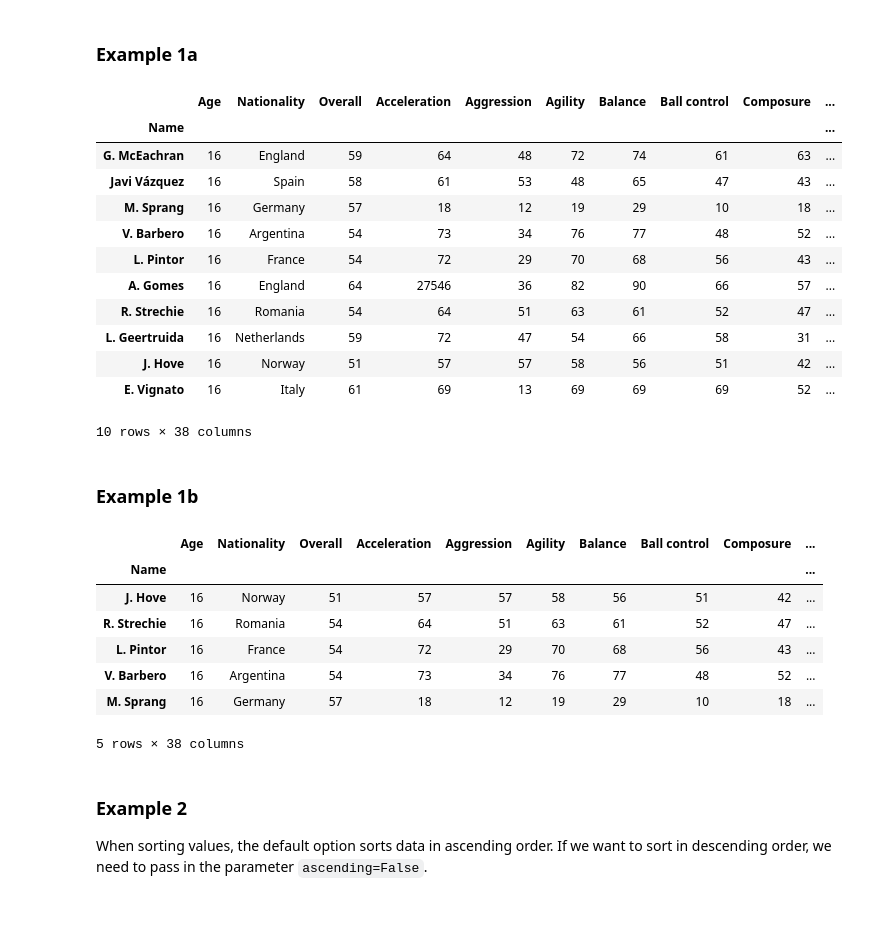
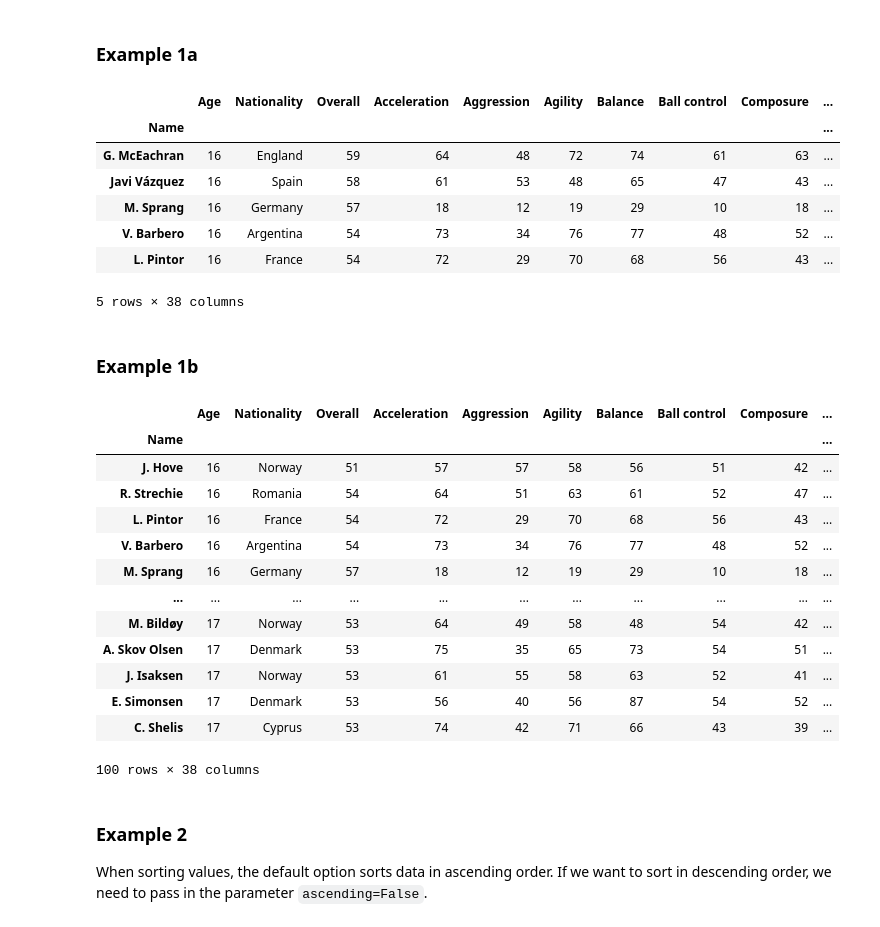
Before and after one commit to Kalungup/Learn-Python-with-Pascal, a Jupyter notebook: Working_With_Dataframes_examples (1).ipynb, the cells around one changed output. Cells and saved outputs as stored; diff of their text form; code cells hidden in the pictures.

```diff
--- a/Working_With_Dataframes_examples (1).ipynb
+++ b/Working_With_Dataframes_examples (1).ipynb
@@ -80,7 +80,7 @@ Let's look at some examples:
 ### Example 1a
 # %%
 # Sort by age from youngest to oldest (select first 10 entries).
-df.sort_values(by='Age').head(10)
+df.sort_values(by='Age').head()
 # %% [output]
 |  | Age | Nationality | Overall | Acceleration | Aggression | Agility | Balance | Ball control | Composure | ... |
 | Name |  |  |  |  |  |  |  |  |  | ... |
@@ -89,26 +89,27 @@ df.sort_values(by='Age').head(10)
 | M. Sprang | 16 | Germany | 57 | 18 | 12 | 19 | 29 | 10 | 18 | ... |
 | V. Barbero | 16 | Argentina | 54 | 73 | 34 | 76 | 77 | 48 | 52 | ... |
 | L. Pintor | 16 | France | 54 | 72 | 29 | 70 | 68 | 56 | 43 | ... |
-| A. Gomes | 16 | England | 64 | 27546 | 36 | 82 | 90 | 66 | 57 | ... |
-| R. Strechie | 16 | Romania | 54 | 64 | 51 | 63 | 61 | 52 | 47 | ... |
-| L. Geertruida | 16 | Netherlands | 59 | 72 | 47 | 54 | 66 | 58 | 31 | ... |
-| J. Hove | 16 | Norway | 51 | 57 | 57 | 58 | 56 | 51 | 42 | ... |
-| E. Vignato | 16 | Italy | 61 | 69 | 13 | 69 | 69 | 69 | 52 | ... |
-10 rows × 38 columns
+5 rows × 38 columns
 # %% [markdown]
 ### Example 1b
 # %%
 # Sort by age from youngest to oldest (select first 5 entries), then by Overall, also ascending.
-df.sort_values(by=['Age', 'Overall']).head()
+df.sort_values(by=['Age', 'Overall']).head(100)
 # %% [output]
 |  | Age | Nationality | Overall | Acceleration | Aggression | Agility | Balance | Ball control | Composure | ... |
 | Name |  |  |  |  |  |  |  |  |  | ... |
 | J. Hove | 16 | Norway | 51 | 57 | 57 | 58 | 56 | 51 | 42 | ... |
 | R. Strechie | 16 | Romania | 54 | 64 | 51 | 63 | 61 | 52 | 47 | ... |
 | L. Pintor | 16 | France | 54 | 72 | 29 | 70 | 68 | 56 | 43 | ... |
 | V. Barbero | 16 | Argentina | 54 | 73 | 34 | 76 | 77 | 48 | 52 | ... |
 | M. Sprang | 16 | Germany | 57 | 18 | 12 | 19 | 29 | 10 | 18 | ... |
+| ... | ... | ... | ... | ... | ... | ... | ... | ... | ... | ... |
+| M. Bildøy | 17 | Norway | 53 | 64 | 49 | 58 | 48 | 54 | 42 | ... |
+| A. Skov Olsen | 17 | Denmark | 53 | 75 | 35 | 65 | 73 | 54 | 51 | ... |
+| J. Isaksen | 17 | Norway | 53 | 61 | 55 | 58 | 63 | 52 | 41 | ... |
+| E. Simonsen | 17 | Denmark | 53 | 56 | 40 | 56 | 87 | 54 | 52 | ... |
+| C. Shelis | 17 | Cyprus | 53 | 74 | 42 | 71 | 66 | 43 | 39 | ... |
-5 rows × 38 columns
+100 rows × 38 columns
 # %% [markdown]
 ### Example 2
 
```
Also changed, not shown: parts of 21 cells of this notebook, 17 other files.
